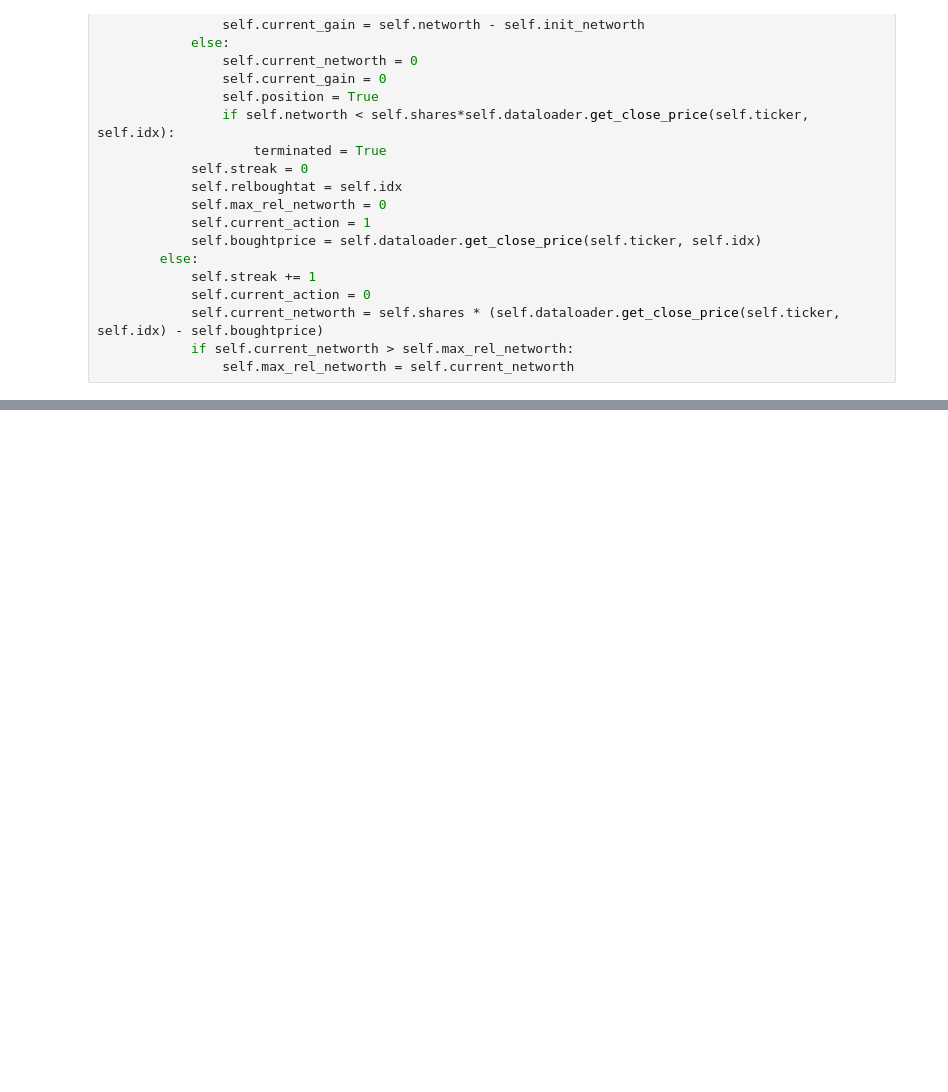
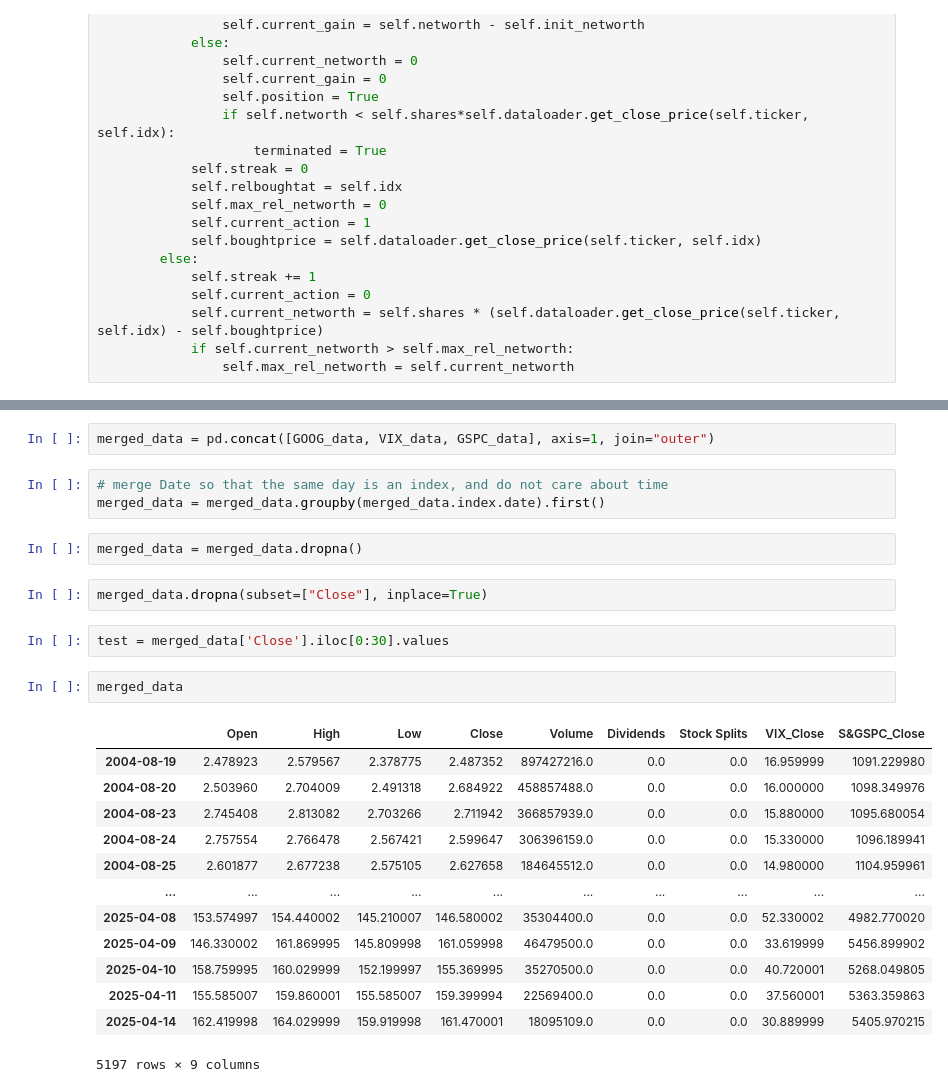
Before and after one commit to Piflyer/RL-Gym-Trader, a Jupyter notebook: ac_stonks.ipynb, the cells around one changed output, grey strips where cells are left out. Drawn from its saved outputs; the diff is of its cells as text; blank space fills up the shorter version.

```diff
--- a/ac_stonks.ipynb
+++ b/ac_stonks.ipynb
@@ -795,0 +807,27 @@ class StockTradingEnv(gym.Env):
+# %%
+merged_data = pd.concat([GOOG_data, VIX_data, GSPC_data], axis=1, join="outer")
+# %%
+# merge Date so that the same day is an index, and do not care about time
+merged_data = merged_data.groupby(merged_data.index.date).first()
+# %%
+merged_data = merged_data.dropna()
+# %%
+merged_data.dropna(subset=["Close"], inplace=True)
+# %%
+test = merged_data['Close'].iloc[0:30].values
+# %%
+merged_data
+# %% [output]
+|  | Open | High | Low | Close | Volume | Dividends | Stock Splits | VIX_Close | S&GSPC_Close |
+| 2004-08-19 | 2.478923 | 2.579567 | 2.378775 | 2.487352 | 897427216.0 | 0.0 | 0.0 | 16.959999 | 1091.229980 |
+| 2004-08-20 | 2.503960 | 2.704009 | 2.491318 | 2.684922 | 458857488.0 | 0.0 | 0.0 | 16.000000 | 1098.349976 |
+| 2004-08-23 | 2.745408 | 2.813082 | 2.703266 | 2.711942 | 366857939.0 | 0.0 | 0.0 | 15.880000 | 1095.680054 |
+| 2004-08-24 | 2.757554 | 2.766478 | 2.567421 | 2.599647 | 306396159.0 | 0.0 | 0.0 | 15.330000 | 1096.189941 |
+| 2004-08-25 | 2.601877 | 2.677238 | 2.575105 | 2.627658 | 184645512.0 | 0.0 | 0.0 | 14.980000 | 1104.959961 |
+| ... | ... | ... | ... | ... | ... | ... | ... | ... | ... |
+| 2025-04-08 | 153.574997 | 154.440002 | 145.210007 | 146.580002 | 35304400.0 | 0.0 | 0.0 | 52.330002 | 4982.770020 |
+| 2025-04-09 | 146.330002 | 161.869995 | 145.809998 | 161.059998 | 46479500.0 | 0.0 | 0.0 | 33.619999 | 5456.899902 |
+| 2025-04-10 | 158.759995 | 160.029999 | 152.199997 | 155.369995 | 35270500.0 | 0.0 | 0.0 | 40.720001 | 5268.049805 |
+| 2025-04-11 | 155.585007 | 159.860001 | 155.585007 | 159.399994 | 22569400.0 | 0.0 | 0.0 | 37.560001 | 5363.359863 |
+| 2025-04-14 | 162.419998 | 164.029999 | 159.919998 | 161.470001 | 18095109.0 | 0.0 | 0.0 | 30.889999 | 5405.970215 |
+5197 rows × 9 columns
```
Also changed, not shown: parts of 4 cells of this notebook, 21 other files.
